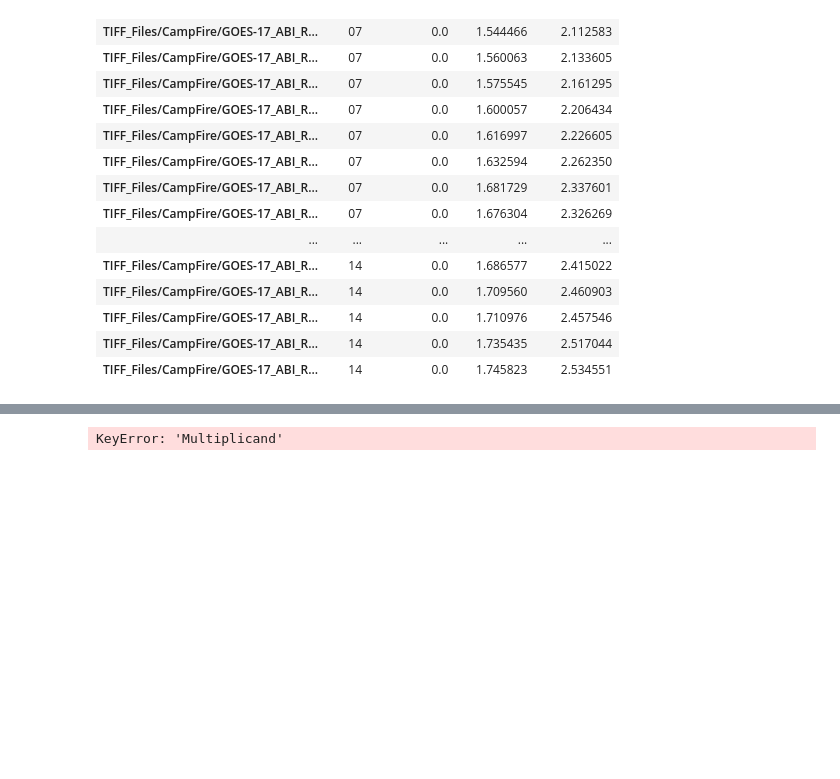
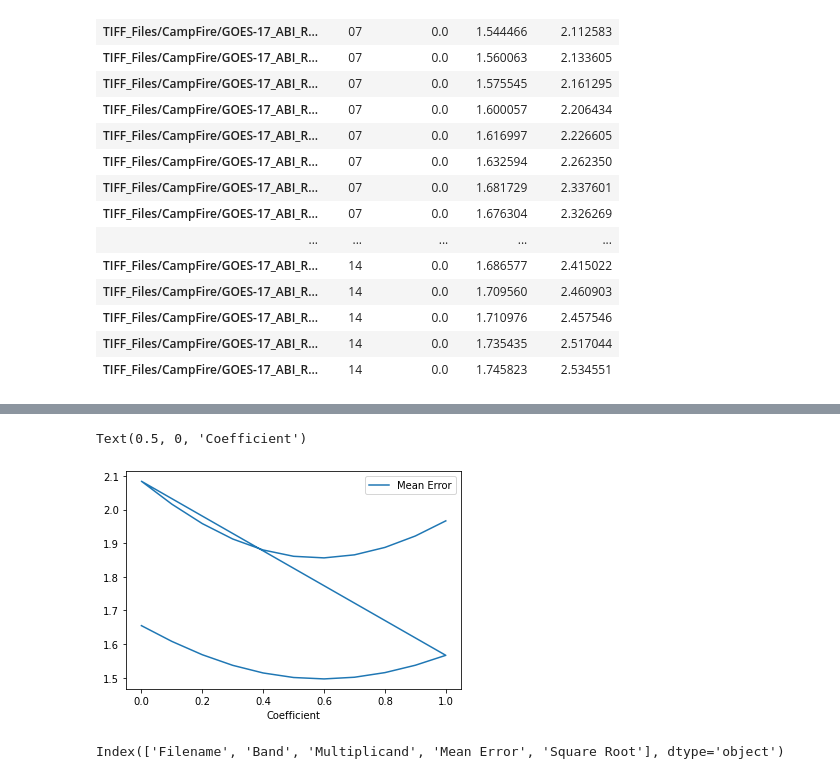
Before and after one commit to ccny-glasslab/Fires, a Jupyter notebook: JC_laplace_multiplicand.ipynb, the cells around one changed output, grey strips where cells are left out. Cells and saved outputs as stored; diff of their text form; code cells hidden in the pictures; blank space fills up the shorter version.

Commit message:
i got graphs!

```diff
--- a/JC_laplace_multiplicand.ipynb
+++ b/JC_laplace_multiplicand.ipynb
@@ -146,4 +141,10 @@ df.groupby(['Band', 'Multiplicand']).mean()
 # %%
-df.groupby(['Band', 'Multiplicand']).mean().plot('Multiplicand','Mean Error')
+df.groupby(['Band', 'Multiplicand']).mean().reset_index().plot('Multiplicand','Mean Error')
+plt.xlabel("Coefficient")
 # %% [output]
-KeyError: 'Multiplicand'
+Text(0.5, 0, 'Coefficient')
+[figure, added]
+# %%
+df.columns
+# %% [output]
+Index(['Filename', 'Band', 'Multiplicand', 'Mean Error', 'Square Root'], dtype='object')
```
Also changed, not shown: parts of 3 cells of this notebook, 1 other file.
